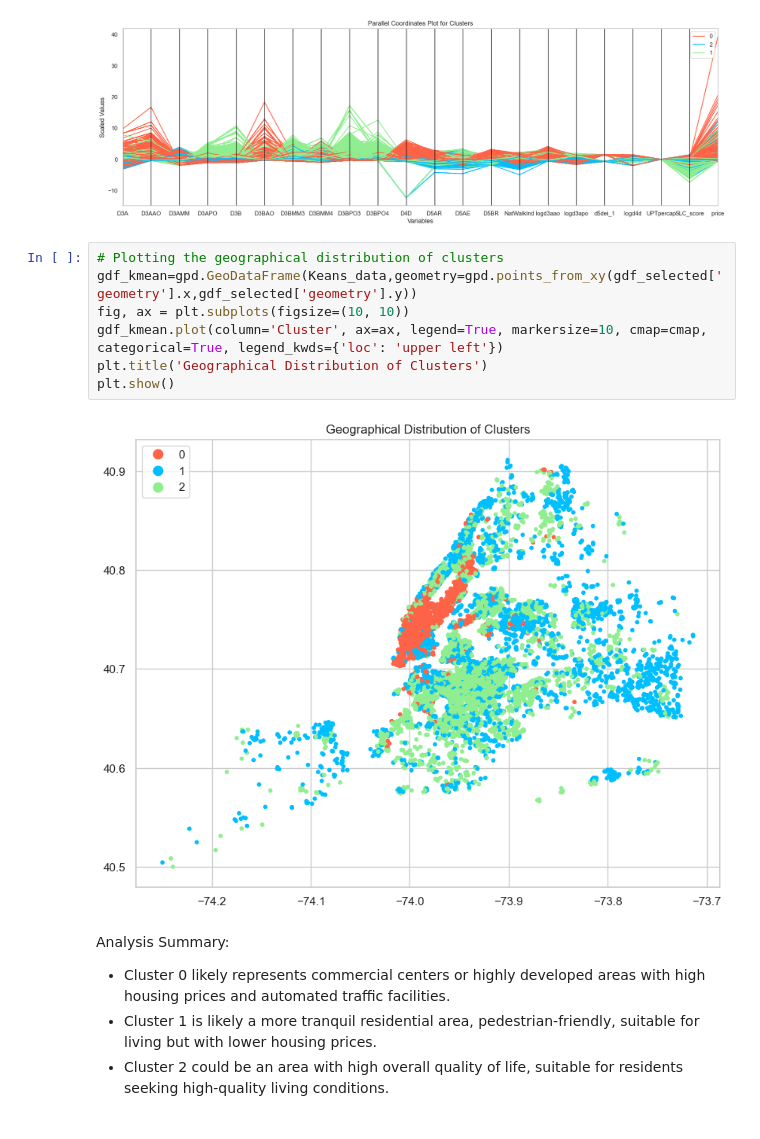
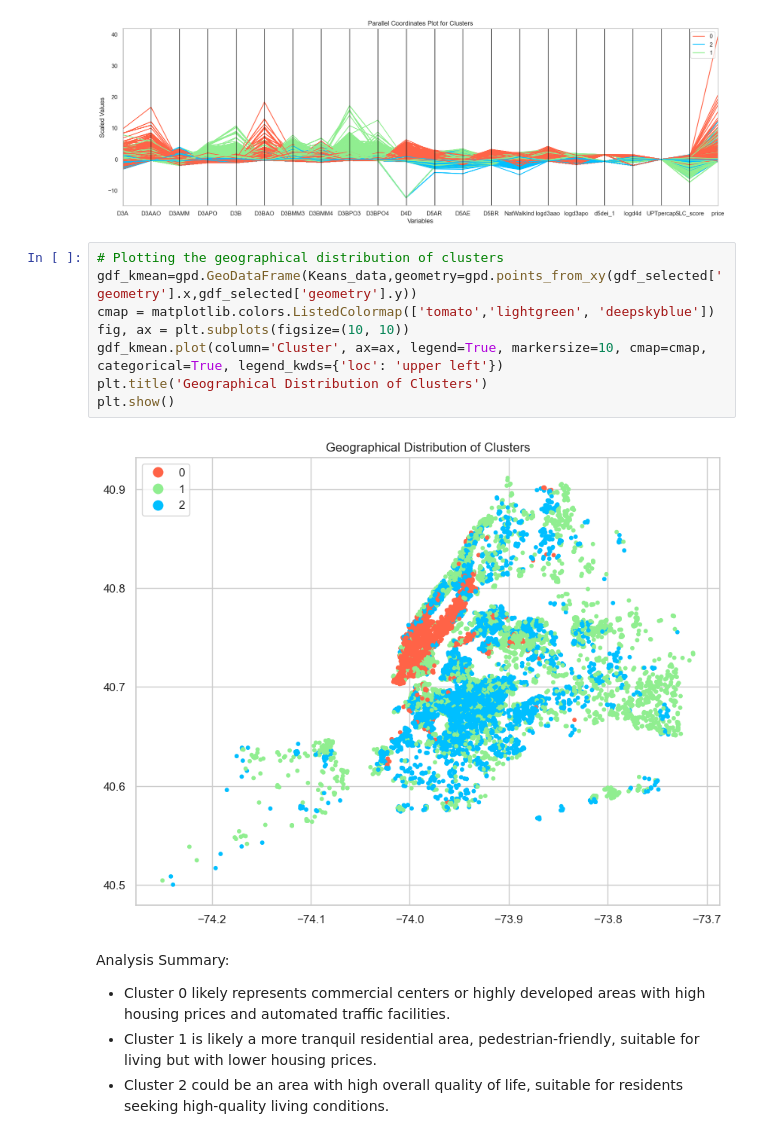
Before and after one commit to colorpool/7033ML_Final, a Jupyter notebook: transportation.ipynb, the cells around one changed output. Cells and saved outputs as stored; diff of their text form.

```diff
--- a/transportation.ipynb
+++ b/transportation.ipynb
@@ -218,12 +216,13 @@ plt.show()
 # %%
 # Plotting the geographical distribution of clusters
 gdf_kmean=gpd.GeoDataFrame(Keans_data,geometry=gpd.points_from_xy(gdf_selected['geometry'].x,gdf_selected['geometry'].y))
+cmap = matplotlib.colors.ListedColormap(['tomato','lightgreen', 'deepskyblue'])
 fig, ax = plt.subplots(figsize=(10, 10))
 gdf_kmean.plot(column='Cluster', ax=ax, legend=True, markersize=10, cmap=cmap, categorical=True, legend_kwds={'loc': 'upper left'})
 plt.title('Geographical Distribution of Clusters')
 plt.show()
 # %% [output]
-[figure, old version]
+[figure, new version]
 # %% [markdown]
 Analysis Summary:
 - Cluster 0 likely represents commercial centers or highly developed areas with high housing prices and automated traffic facilities.
```
Also changed, not shown: parts of 4 cells of this notebook.
